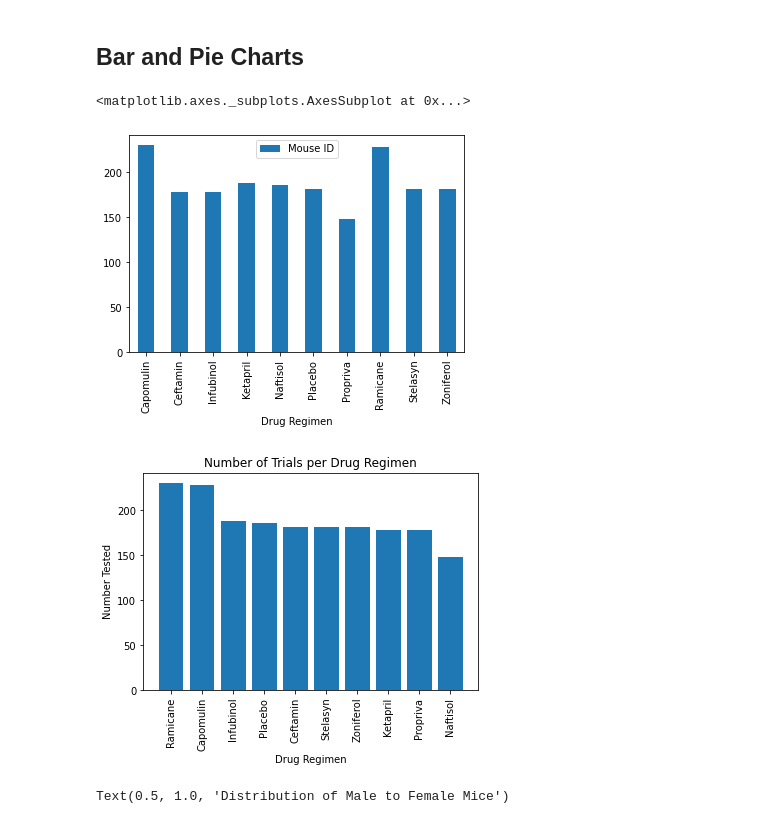
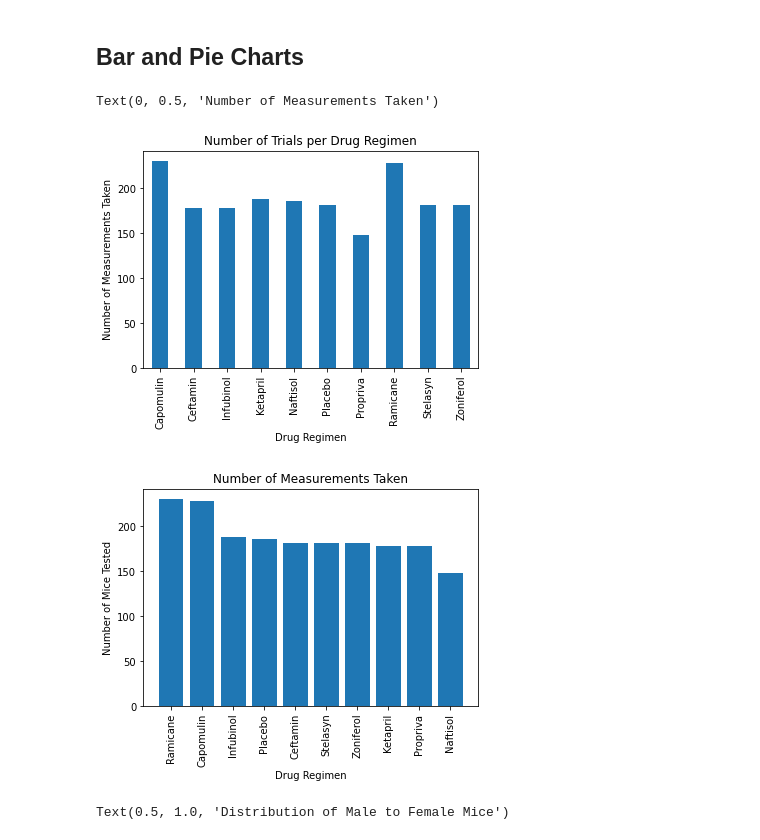
Before and after one commit to Lehmanc92/Matplotlib-Challenge, a Jupyter notebook: Pymaceuticals/pymaceuticals_starter.ipynb, the cells around one changed output. Saved outputs shown, nothing was run; the diff lists cells and outputs as text; code cells hidden in the pictures.

```diff
--- a/Pymaceuticals/pymaceuticals_starter.ipynb
+++ b/Pymaceuticals/pymaceuticals_starter.ipynb
@@ -117,13 +122,15 @@ tumor_table
 # %%
 # Generate a bar plot showing the total number of measurements taken on each drug regimen using pandas.
 trials_per_drug_df = full_data[['Drug Regimen', 'Mouse ID']]
 
 trials_per_drug_groupby = trials_per_drug_df.groupby('Drug Regimen').count()
+trials_per_drug_groupby = trials_per_drug_groupby
 
-trials_per_drug_groupby.plot(kind = 'bar')
+trials_per_drug_groupby.plot(kind = 'bar', legend=False, title='Number of Trials per Drug Regimen', )
+plt.ylabel('Number of Measurements Taken')
 # %% [output]
-<matplotlib.axes._subplots.AxesSubplot at 0x...>
+Text(0, 0.5, 'Number of Measurements Taken')
-[figure, old version]
+[figure, new version]
 # %%
 # Generate a bar plot showing the total number of measurements taken on each drug regimen using pyplot.
 drug_names = full_data['Drug Regimen'].unique()
@@ -131,13 +138,13 @@ drug_number_tested = full_data['Drug Regimen'].value_counts()
 
 plt.bar(drug_names, drug_number_tested)
 plt.xlabel('Drug Regimen')
-plt.ylabel('Number Tested')
+plt.ylabel('Number of Mice Tested')
 plt.xticks(rotation= 90)
-plt.title('Number of Trials per Drug Regimen')
+plt.title('Number of Measurements Taken')
 
 plt.show()
 # %% [output]
-[figure, old version]
+[figure, new version]
 # %%
 # Generate a pie plot showing the distribution of female versus male mice using pandas
 
```
Also changed, not shown: parts of 10 cells of this notebook.
